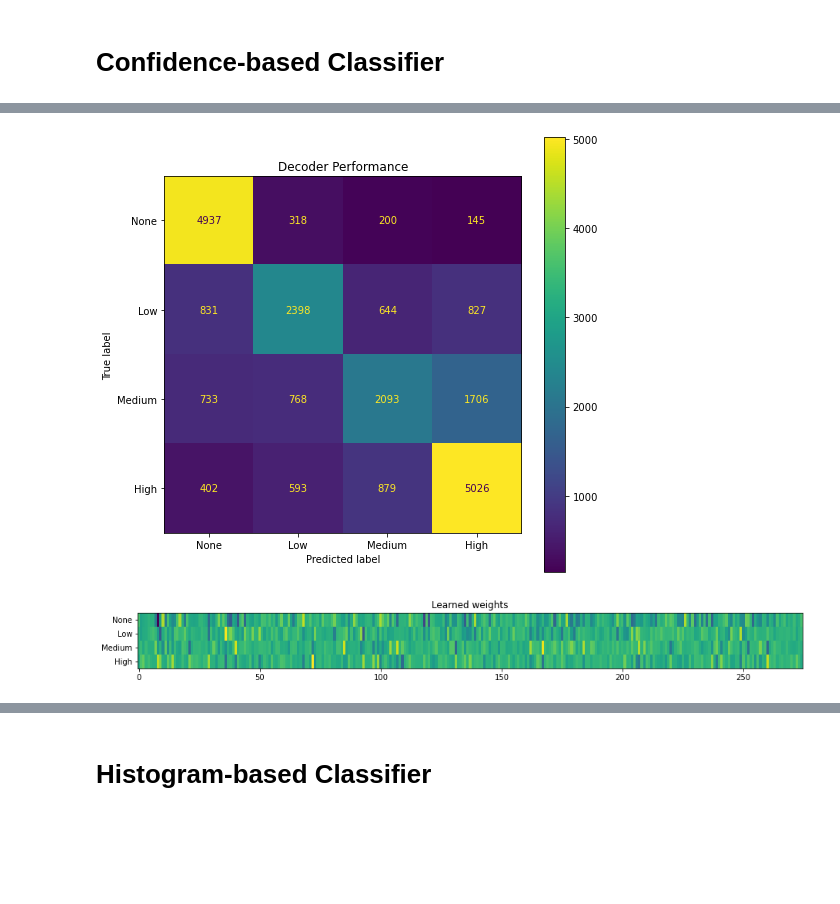
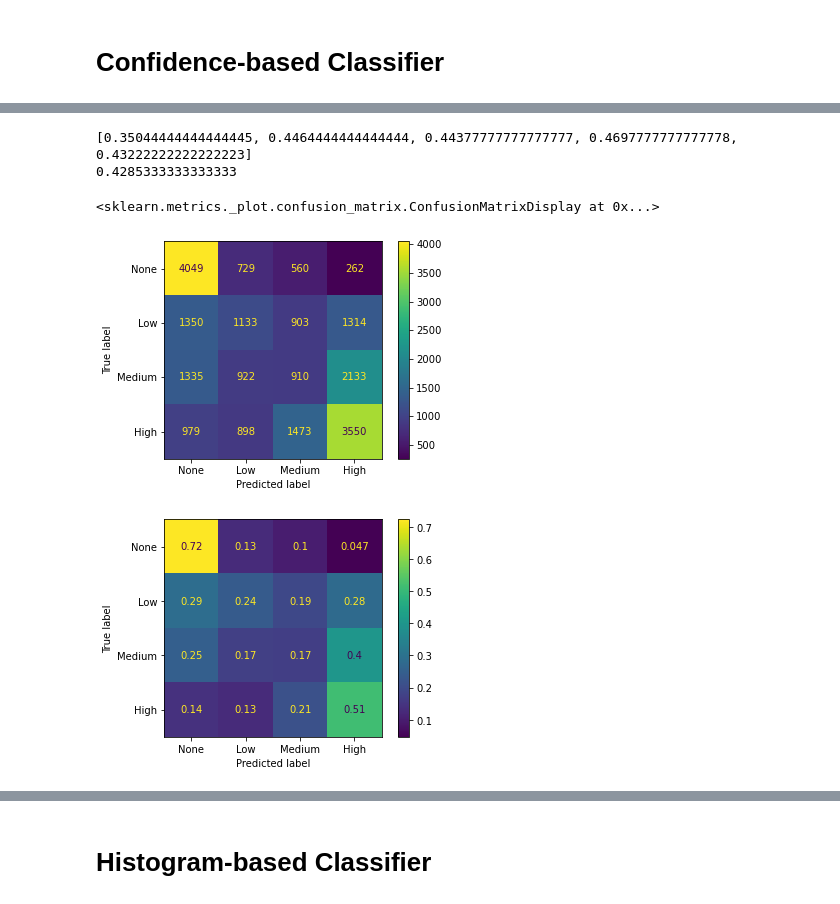
Before and after one commit to sjawhar/nma2020-steinmetz-project, a Jupyter notebook: notebooks/vision-decoders.ipynb, the cells around one changed output, grey strips where cells are left out. Cells and saved outputs as stored; diff of their text form; code cells hidden in the pictures; blank space fills up the shorter version.

```diff
--- a/notebooks/decoders.ipynb
+++ b/notebooks/vision-decoders.ipynb
@@ -138,24 +125,43 @@ LogisticRegression(max_iter=5000, multi_class='ovr', solver='saga')
-# %%
-from sklearn.metrics import plot_confusion_matrix
-import matplotlib.pyplot as plt
-%matplotlib inline
-
-disp = plot_confusion_matrix(clf, X, y, display_labels=CLASS_NAMES)
-disp.ax_.set_title("Decoder Performance")
-disp.figure_.set_size_inches(8, 8)
-plt.show()
-
-weights = clf.coef_
-fig, ax = plt.subplots()
-im = ax.imshow(weights, aspect='auto')
-
-ax.set_yticks(np.arange(weights.shape[0]))
-ax.set_yticklabels(CLASS_NAMES)
-
-ax.set_title("Learned weights")
-fig.set_size_inches(12, 1)
-plt.subplots_adjust(left=0, right=1, bottom=0, top=1)
-plt.show()
-# %% [output]
-[figure, removed]
-[figure, removed]
+# %%
+from sklearn.linear_model import LogisticRegression
+from sklearn.metrics import ConfusionMatrixDisplay
+from sklearn.model_selection import StratifiedKFold
+import matplotlib.pyplot as plt
+%matplotlib inline
+
+trials = np.arange(spikes.shape[1])
+skf = StratifiedKFold(n_splits=5)
+y_pred = np.zeros((len(labels) * NUM_BINS_TRAIN))
+scores = []
+clf = LogisticRegression(penalty='l2', multi_class='ovr', solver='saga', max_iter=5000)
+for train_index, val_index in skf.split(trials, labels):
+    X_train = reshape_by_bins(spikes[:, train_index, -NUM_BINS_TRAIN:])
+    X_val = reshape_by_bins(spikes[:, val_index, -NUM_BINS_TRAIN:])
+    y_train = np.repeat(labels[train_index], NUM_BINS_TRAIN)
+    y_val = np.repeat(labels[val_index], NUM_BINS_TRAIN)
+
+    split_clf = LogisticRegression(**clf.get_params())
+    split_clf.fit(X_train, y_train)
+    split_pred = split_clf.predict(X_val)
+    scores.append(np.mean(split_pred == y_val))
+    y_pred[(val_index[:, np.newaxis] * NUM_BINS_TRAIN + np.arange(NUM_BINS_TRAIN)).flatten()] = split_pred
+
+print(scores)
+print(np.mean(scores))
+# %% [output]
+[0.35044444444444445, 0.4464444444444444, 0.44377777777777777, 0.4697777777777778, 0.43222222222222223]
+0.4285333333333333
+# %%
+y = np.repeat(labels, NUM_BINS_TRAIN)
+confusion = np.zeros((NUM_CLASSES, NUM_CLASSES), dtype=np.float32)
+for i in range(NUM_CLASSES):
+    for j in range(NUM_CLASSES):
+        confusion[i, j] = np.sum((y == i) & (y_pred == j))
+
+ConfusionMatrixDisplay(confusion.astype(np.int32), display_labels=CLASS_NAMES).plot()
+confusion /= confusion.sum(axis=1, keepdims=True)
+ConfusionMatrixDisplay(confusion, display_labels=CLASS_NAMES).plot()
+# %% [output]
+<sklearn.metrics._plot.confusion_matrix.ConfusionMatrixDisplay at 0x...>
+[figure, added]
+[figure, added]
```
Also changed, not shown: parts of 16 cells of this notebook, 5 other files.
